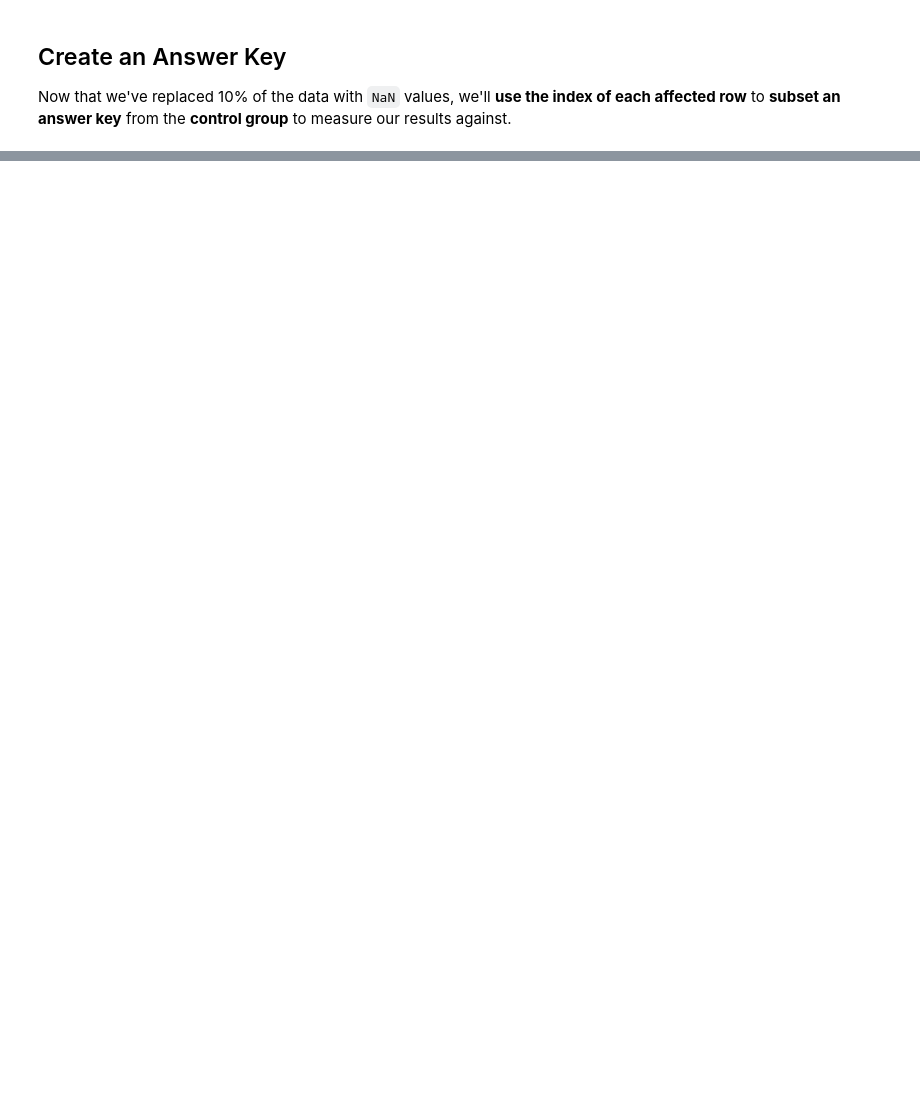
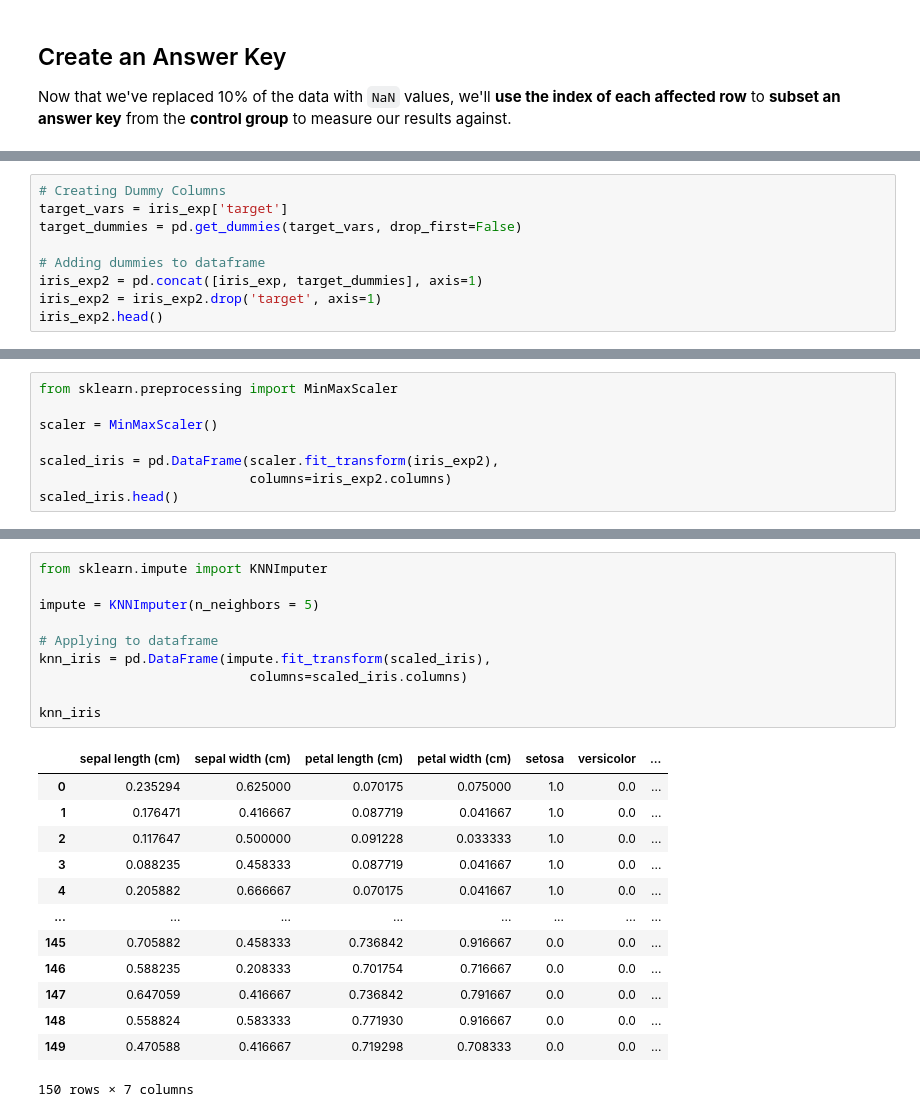
Before and after one commit to bmauss/KNN_Imputation_Evaluation, a Jupyter notebook: KNN Imputation- Iris.ipynb, the cells around one changed output, grey strips where cells are left out. Drawn from its saved outputs; the diff is of its cells as text; blank space fills up the shorter version.

Commit message:
ran knn imputation and rescaled data for evaluation

```diff
--- a/KNN Imputation- Iris.ipynb
+++ b/KNN Imputation- Iris.ipynb
@@ -113,0 +120,9 @@ answer_key
+# %%
+# Creating Dummy Columns
+target_vars = iris_exp['target']
+target_dummies = pd.get_dummies(target_vars, drop_first=False)
+
+# Adding dummies to dataframe
+iris_exp2 = pd.concat([iris_exp, target_dummies], axis=1)
+iris_exp2 = iris_exp2.drop('target', axis=1)
+iris_exp2.head()
@@ -113,0 +153,8 @@ answer_key
+# %%
+from sklearn.preprocessing import MinMaxScaler
+
+scaler = MinMaxScaler()
+
+scaled_iris = pd.DataFrame(scaler.fit_transform(iris_exp2),
+                           columns=iris_exp2.columns)
+scaled_iris.head()
@@ -113,0 +172,24 @@ answer_key
+# %%
+from sklearn.impute import KNNImputer
+
+impute = KNNImputer(n_neighbors = 5)
+
+# Applying to dataframe
+knn_iris = pd.DataFrame(impute.fit_transform(scaled_iris),
+                           columns=scaled_iris.columns)
+
+knn_iris
+# %% [output]
+|  | sepal length (cm) | sepal width (cm) | petal length (cm) | petal width (cm) | setosa | versicolor | ... |
+| 0 | 0.235294 | 0.625000 | 0.070175 | 0.075000 | 1.0 | 0.0 | ... |
+| 1 | 0.176471 | 0.416667 | 0.087719 | 0.041667 | 1.0 | 0.0 | ... |
+| 2 | 0.117647 | 0.500000 | 0.091228 | 0.033333 | 1.0 | 0.0 | ... |
+| 3 | 0.088235 | 0.458333 | 0.087719 | 0.041667 | 1.0 | 0.0 | ... |
+| 4 | 0.205882 | 0.666667 | 0.070175 | 0.041667 | 1.0 | 0.0 | ... |
+| ... | ... | ... | ... | ... | ... | ... | ... |
+| 145 | 0.705882 | 0.458333 | 0.736842 | 0.916667 | 0.0 | 0.0 | ... |
+| 146 | 0.588235 | 0.208333 | 0.701754 | 0.716667 | 0.0 | 0.0 | ... |
+| 147 | 0.647059 | 0.416667 | 0.736842 | 0.791667 | 0.0 | 0.0 | ... |
+| 148 | 0.558824 | 0.583333 | 0.771930 | 0.916667 | 0.0 | 0.0 | ... |
+| 149 | 0.470588 | 0.416667 | 0.719298 | 0.708333 | 0.0 | 0.0 | ... |
+150 rows × 7 columns
```
Also changed, not shown: parts of 10 cells of this notebook.
